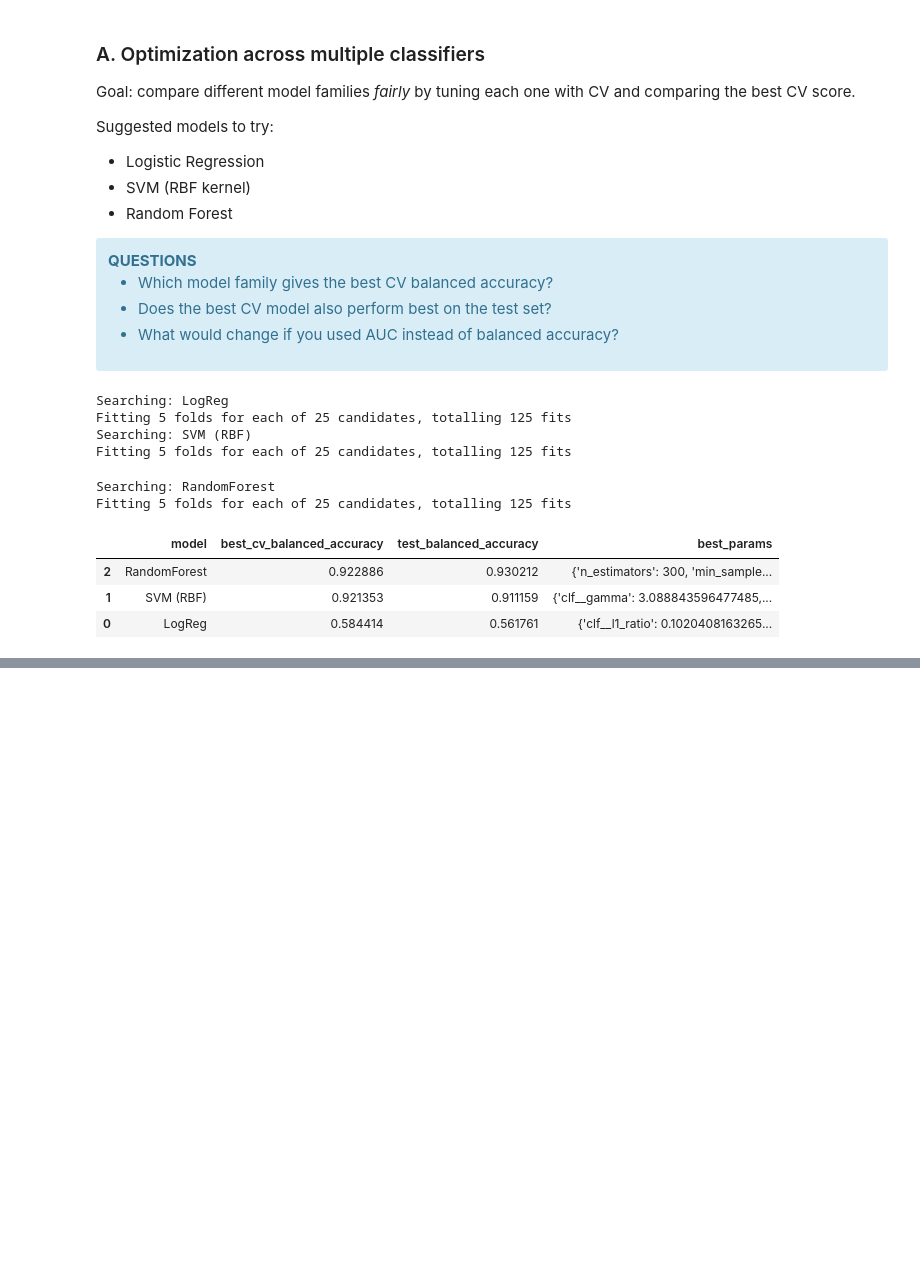
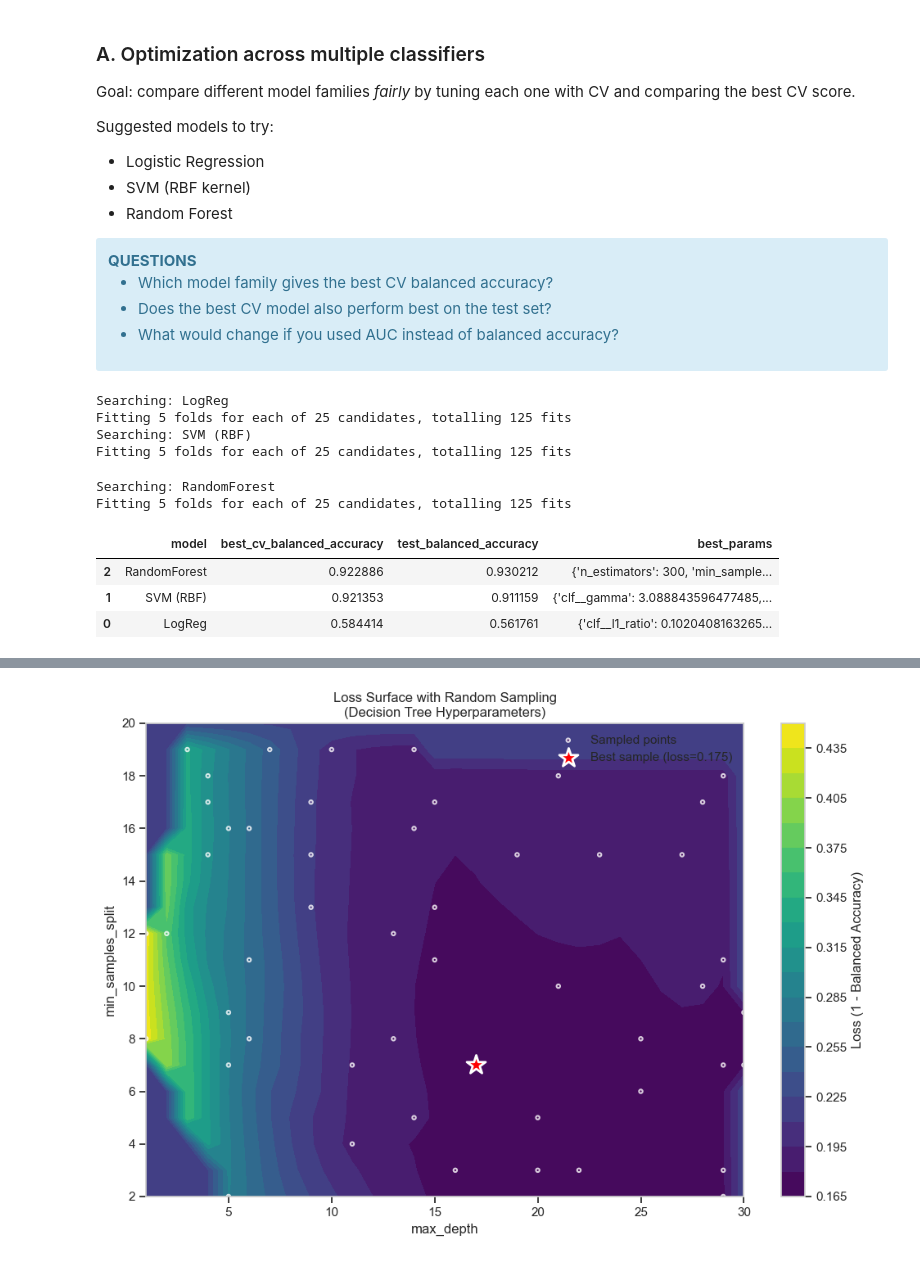
Before and after one commit to vib-training-conferences/machine-learning-and-deep-learning-fundamentals, a Jupyter notebook: exercises/model_selection.ipynb, the cells around one changed output, grey strips where cells are left out. Cells and saved outputs as stored; diff of their text form; code cells hidden in the pictures; blank space fills up the shorter version.

```diff
--- a/exercises/model_selection.ipynb
+++ b/exercises/model_selection.ipynb
@@ -640,0 +595,80 @@ plt.show()
+# %%
+from scipy.interpolate import griddata
+
+# Create a 2D hyperparameter space for max_depth and min_samples_split
+# Sample random points and evaluate loss (1 - balanced_accuracy)
+
+# Define parameter ranges
+max_depth_range = np.arange(1, 31)
+min_samples_split_range = np.arange(2, 21)
+
+# Use RandomizedSearchCV to sample random points
+n_random_samples = 50
+param_distributions = {
+    'max_depth': max_depth_range.tolist(),
+    'min_samples_split': min_samples_split_range.tolist(),
+}
+
+print("Performing randomized search...")
+rand_search = RandomizedSearchCV(
+    estimator=DecisionTreeClassifier(random_state=42),
+    param_distributions=param_distributions,
+    n_iter=n_random_samples,
+    scoring='balanced_accuracy',
+    cv=skf,
+    n_jobs=-1,
+    random_state=42,
+    refit=True,
+    verbose=1
+)
+
+rand_search.fit(X_train, y_train)
+
+# Extract sampled points and their losses
+cv_results = rand_search.cv_results_
+random_max_depth = np.array([params['max_depth'] for params in cv_results['params']])
+random_min_samples_split = np.array([params['min_samples_split'] for params in cv_results['params']])
+random_losses = 1 - cv_results['mean_test_score']
+
+# Find the best sampled point
+best_sample_idx = np.argmin(random_losses)
+best_max_depth = random_max_depth[best_sample_idx]
+best_min_samples_split = random_min_samples_split[best_sample_idx]
+best_loss = random_losses[best_sample_idx]
+
+print(f"\nBest sampled point: max_depth={best_max_depth}, min_samples_split={best_min_samples_split}")
+print(f"Loss at best point: {best_loss:.4f}")
+
+# Create a grid for visualization (interpolate the loss surface)
+grid_max_depth, grid_min_samples_split = np.meshgrid(max_depth_range, min_samples_split_range)
+loss_surface = griddata(
+    (random_max_depth, random_min_samples_split),
+    random_losses,
+    (grid_max_depth, grid_min_samples_split),
+    method='cubic',
+    fill_value=random_losses.mean()
+)
+
+# Plot the contour map with sampled points
+plt.figure(figsize=(10, 7))
+contour = plt.contourf(grid_max_depth, grid_min_samples_split, loss_surface, levels=20, cmap='viridis')
+plt.colorbar(contour, label='Loss (1 - Balanced Accuracy)')
+
+# Overlay sampled points
+plt.scatter(random_max_depth, random_min_samples_split, c=random_losses,
+            s=10, cmap='viridis', edgecolors='white', linewidth=1.5,
+            label='Sampled points', alpha=0.8)
+
+# Mark the best point
+plt.scatter(best_max_depth, best_min_samples_split, c='red', s=300,
+            marker='*', edgecolors='white', linewidth=2,
+            label=f'Best sample (loss={best_loss:.3f})', zorder=5)
+
+plt.xlabel('max_depth')
+plt.ylabel('min_samples_split')
+plt.title('Loss Surface with Random Sampling\n(Decision Tree Hyperparameters)')
+plt.legend()
+plt.grid(True, alpha=0.3)
+plt.tight_layout()
+plt.show()
+# %% [output]
@@ -640,0 +680 @@ plt.show()
+[figure, added]
```
Also changed, not shown: parts of 4 cells of this notebook, 2 other files.
